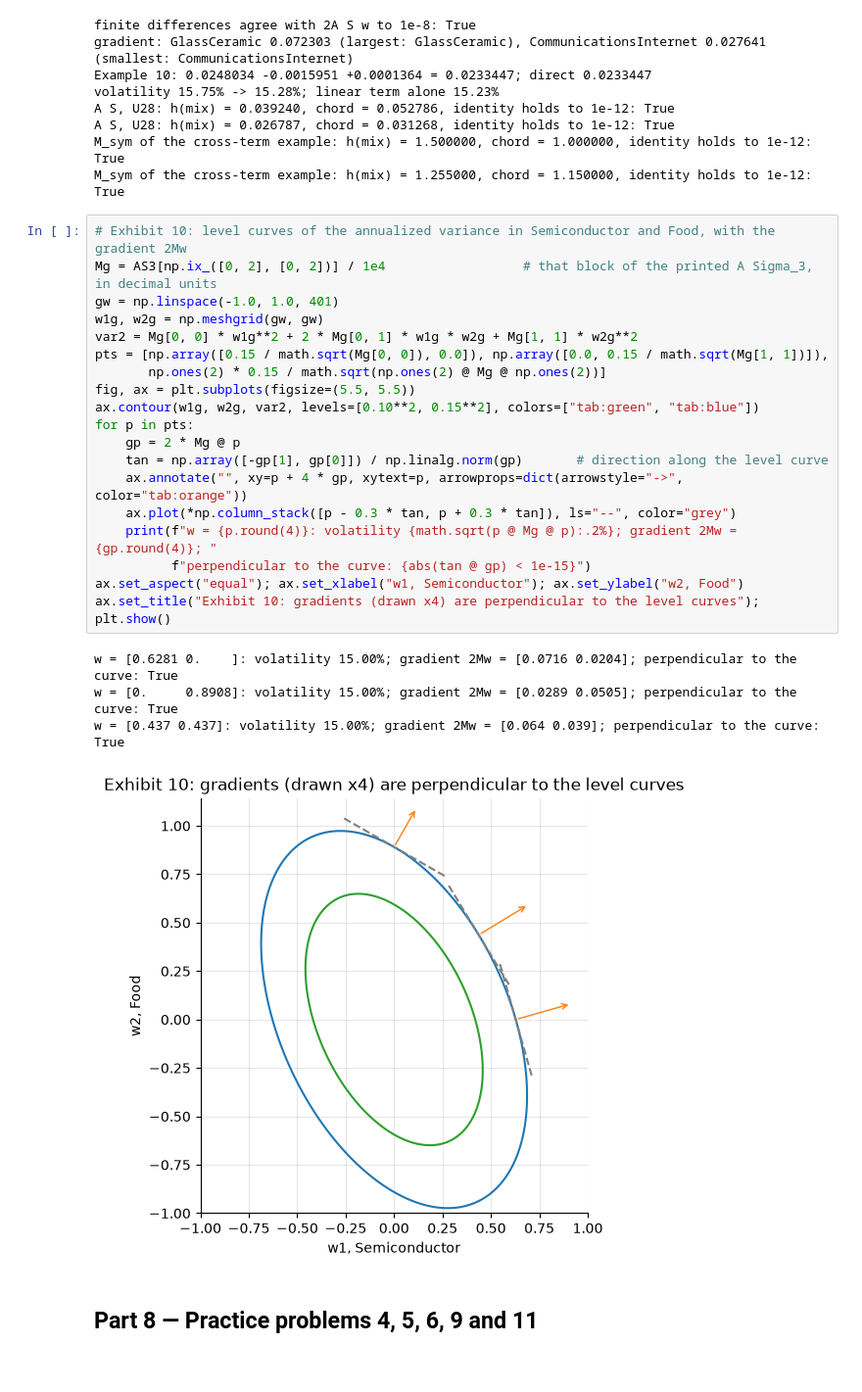
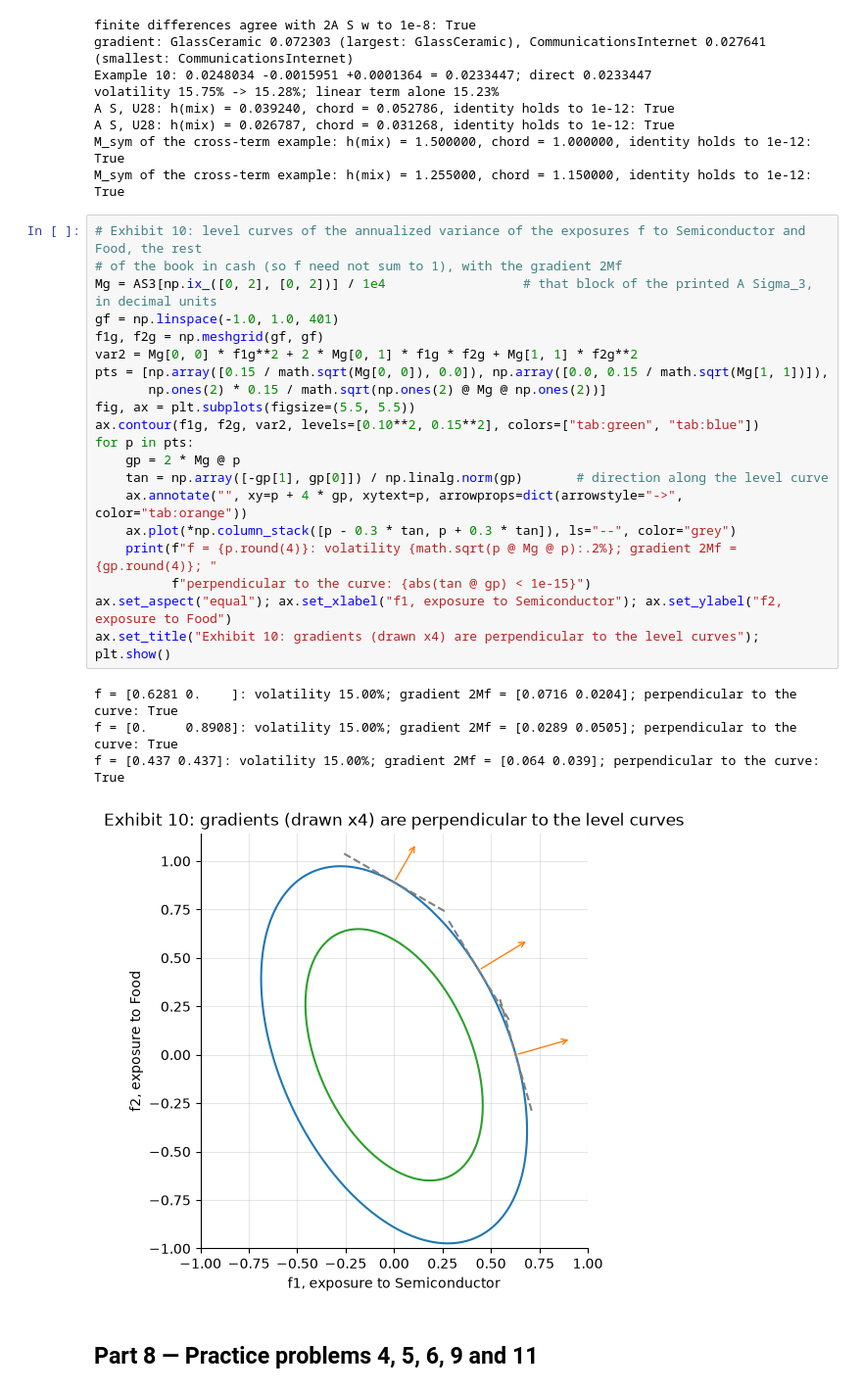
Before and after one commit to Benjamin-Teng/Quant-math-for-beginner, a Jupyter notebook: labs/LM10_lab/LM10_lab.ipynb, the cells around one changed output. Shown at 98% size. Cells and saved outputs as stored; diff of their text form.

```diff
--- a/labs/LM10_lab/LM10_lab.ipynb
+++ b/labs/LM10_lab/LM10_lab.ipynb
@@ -547,29 +547,30 @@ A S, U28: h(mix) = 0.026787, chord = 0.031268, identity holds to 1e-12: True
 M_sym of the cross-term example: h(mix) = 1.500000, chord = 1.000000, identity holds to 1e-12: True
 M_sym of the cross-term example: h(mix) = 1.255000, chord = 1.150000, identity holds to 1e-12: True
 # %%
-# Exhibit 10: level curves of the annualized variance in Semiconductor and Food, with the gradient 2Mw
+# Exhibit 10: level curves of the annualized variance of the exposures f to Semiconductor and Food, the rest
+# of the book in cash (so f need not sum to 1), with the gradient 2Mf
 Mg = AS3[np.ix_([0, 2], [0, 2])] / 1e4                  # that block of the printed A Sigma_3, in decimal units
-gw = np.linspace(-1.0, 1.0, 401)
-w1g, w2g = np.meshgrid(gw, gw)
-var2 = Mg[0, 0] * w1g**2 + 2 * Mg[0, 1] * w1g * w2g + Mg[1, 1] * w2g**2
+gf = np.linspace(-1.0, 1.0, 401)
+f1g, f2g = np.meshgrid(gf, gf)
+var2 = Mg[0, 0] * f1g**2 + 2 * Mg[0, 1] * f1g * f2g + Mg[1, 1] * f2g**2
 pts = [np.array([0.15 / math.sqrt(Mg[0, 0]), 0.0]), np.array([0.0, 0.15 / math.sqrt(Mg[1, 1])]),
        np.ones(2) * 0.15 / math.sqrt(np.ones(2) @ Mg @ np.ones(2))]
 fig, ax = plt.subplots(figsize=(5.5, 5.5))
-ax.contour(w1g, w2g, var2, levels=[0.10**2, 0.15**2], colors=["tab:green", "tab:blue"])
+ax.contour(f1g, f2g, var2, levels=[0.10**2, 0.15**2], colors=["tab:green", "tab:blue"])
 for p in pts:
     gp = 2 * Mg @ p
     tan = np.array([-gp[1], gp[0]]) / np.linalg.norm(gp)       # direction along the level curve
     ax.annotate("", xy=p + 4 * gp, xytext=p, arrowprops=dict(arrowstyle="->", color="tab:orange"))
     ax.plot(*np.column_stack([p - 0.3 * tan, p + 0.3 * tan]), ls="--", color="grey")
-    print(f"w = {p.round(4)}: volatility {math.sqrt(p @ Mg @ p):.2%}; gradient 2Mw = {gp.round(4)}; "
+    print(f"f = {p.round(4)}: volatility {math.sqrt(p @ Mg @ p):.2%}; gradient 2Mf = {gp.round(4)}; "
           f"perpendicular to the curve: {abs(tan @ gp) < 1e-15}")
-ax.set_aspect("equal"); ax.set_xlabel("w1, Semiconductor"); ax.set_ylabel("w2, Food")
+ax.set_aspect("equal"); ax.set_xlabel("f1, exposure to Semiconductor"); ax.set_ylabel("f2, exposure to Food")
 ax.set_title("Exhibit 10: gradients (drawn x4) are perpendicular to the level curves"); plt.show()
 # %% [output]
-w = [0.6281 0.    ]: volatility 15.00%; gradient 2Mw = [0.0716 0.0204]; perpendicular to the curve: True
-w = [0.     0.8908]: volatility 15.00%; gradient 2Mw = [0.0289 0.0505]; perpendicular to the curve: True
-w = [0.437 0.437]: volatility 15.00%; gradient 2Mw = [0.064 0.039]; perpendicular to the curve: True
+f = [0.6281 0.    ]: volatility 15.00%; gradient 2Mf = [0.0716 0.0204]; perpendicular to the curve: True
+f = [0.     0.8908]: volatility 15.00%; gradient 2Mf = [0.0289 0.0505]; perpendicular to the curve: True
+f = [0.437 0.437]: volatility 15.00%; gradient 2Mf = [0.064 0.039]; perpendicular to the curve: True
-[figure, old version]
+[figure, new version]
 # %% [markdown]
 ## Part 8 — Practice problems 4, 5, 6, 9 and 11
 # %%
```
Also changed, not shown: 6 other files.
